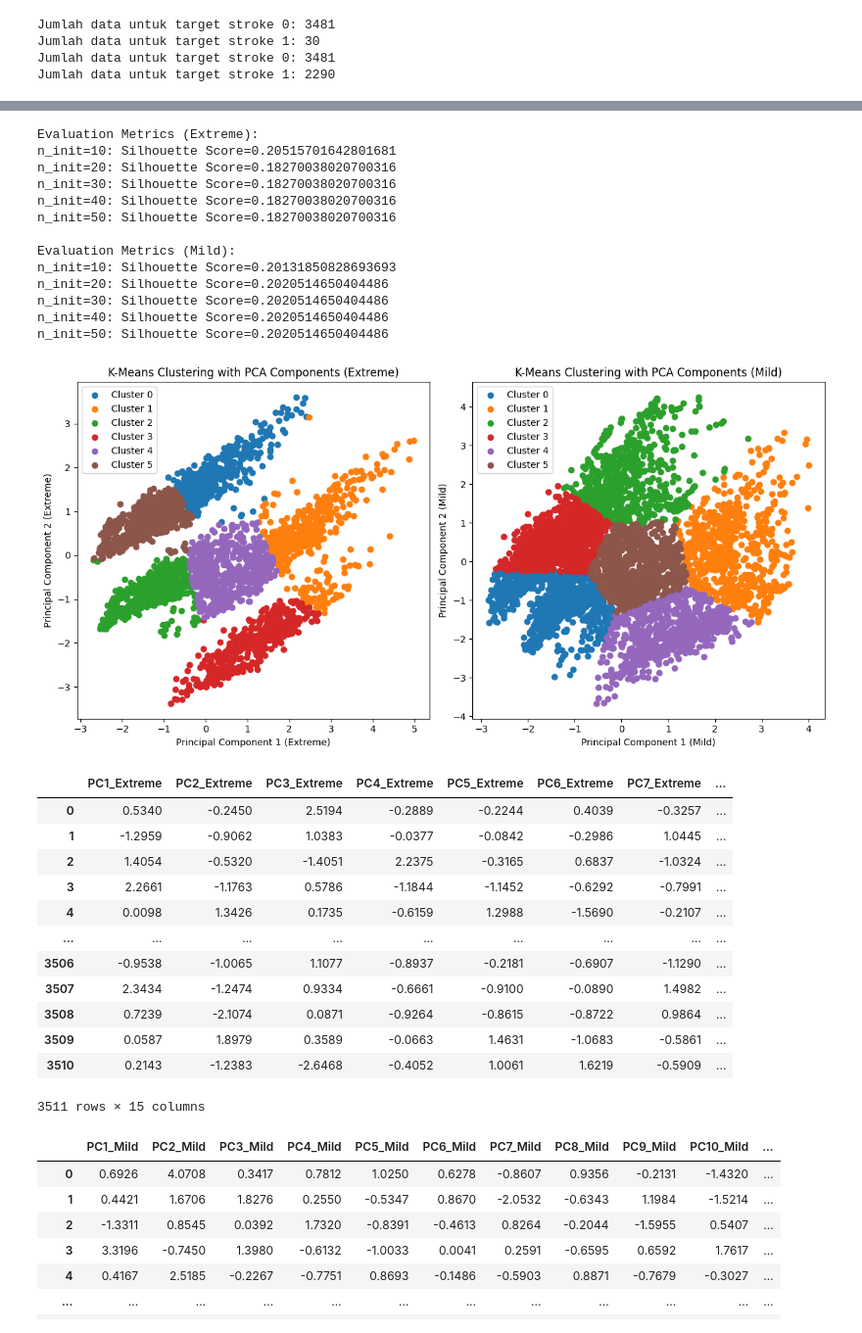
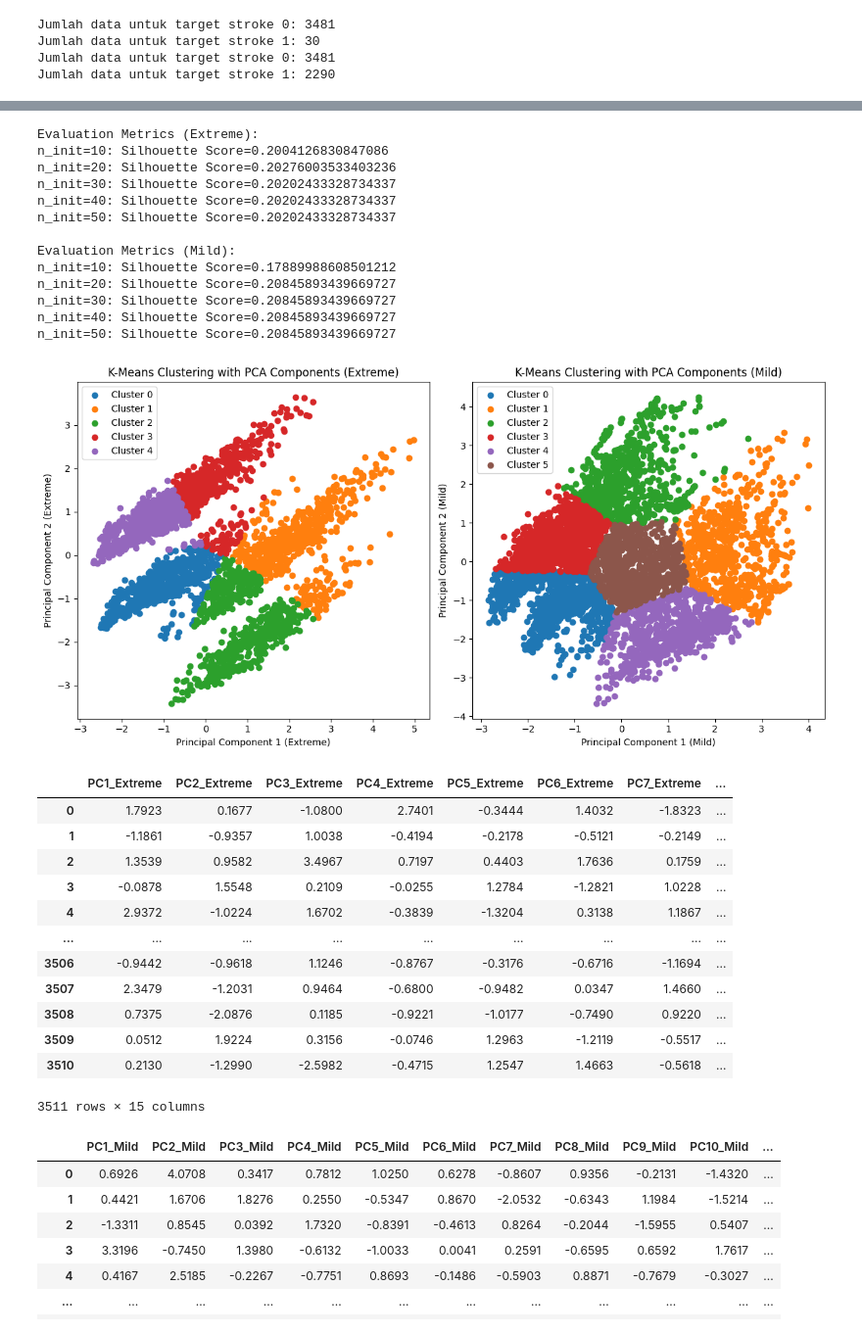
Before and after one commit to avillarafi45/TugasAkhirStrokePrediction, a Jupyter notebook: PCA-KMeans Extreme dan Mild.ipynb, the cells around one changed output, grey strips where cells are left out. Shown at 98% size. Drawn from its saved outputs; the diff is of its cells as text; code cells hidden in the pictures.

```diff
--- a/PCA-KMeans Extreme dan Mild.ipynb
+++ b/PCA-KMeans Extreme dan Mild.ipynb
@@ -725,15 +724,18 @@ Jumlah kluster optimal (elbow) - Mild: 5
 # %%
 from sklearn import metrics
 
-n_clusters = 6
+n_clusters_extreme = 5
+n_clusters_mild = 6
 
 # Range n_init yang akan diuji
-range_n_init = [10, 20, 30, 40, 50]
+range_n_init_extreme = [10, 20, 30, 40, 50]
+# Range n_init yang akan diuji
+range_n_init_mild = [10, 20, 30, 40, 50]
 
 # Simpan metrik evaluasi untuk setiap n_init untuk Extreme
 evaluation_metrics_extreme = {}
 
-for n_init in range_n_init:
+for n_init in range_n_init_extreme:
     kmeans_extreme = KMeans(n_clusters=n_clusters, n_init=n_init, random_state=42)
     cluster_labels_extreme = kmeans_extreme.fit_predict(X_pca_extreme)
 
@@ -749,7 +751,7 @@ for n_init, score in evaluation_metrics_extreme.items():
 # Simpan metrik evaluasi untuk setiap n_init untuk Mild
 evaluation_metrics_mild = {}
 
-for n_init in range_n_init:
+for n_init in range_n_init_mild:
     kmeans_mild = KMeans(n_clusters=n_clusters, n_init=n_init, random_state=42)
     cluster_labels_mild = kmeans_mild.fit_predict(X_pca_mild)
 
@@ -763,24 +765,24 @@ for n_init, score in evaluation_metrics_mild.items():
     print(f"n_init={n_init}: Silhouette Score={score}")
 # %% [output]
 Evaluation Metrics (Extreme):
-n_init=10: Silhouette Score=0.20515701642801681
-n_init=20: Silhouette Score=0.18270038020700316
-n_init=30: Silhouette Score=0.18270038020700316
-n_init=40: Silhouette Score=0.18270038020700316
-n_init=50: Silhouette Score=0.18270038020700316
+n_init=10: Silhouette Score=0.2004126830847086
+n_init=20: Silhouette Score=0.20276003533403236
+n_init=30: Silhouette Score=0.20202433328734337
+n_init=40: Silhouette Score=0.20202433328734337
+n_init=50: Silhouette Score=0.20202433328734337
 
 Evaluation Metrics (Mild):
-n_init=10: Silhouette Score=0.20131850828693693
-n_init=20: Silhouette Score=0.2020514650404486
-n_init=30: Silhouette Score=0.2020514650404486
-n_init=40: Silhouette Score=0.2020514650404486
-n_init=50: Silhouette Score=0.2020514650404486
+n_init=10: Silhouette Score=0.17889988608501212
+n_init=20: Silhouette Score=0.20845893439669727
+n_init=30: Silhouette Score=0.20845893439669727
+n_init=40: Silhouette Score=0.20845893439669727
+n_init=50: Silhouette Score=0.20845893439669727
 # %%
 # Pilih fitur hasil PCA (dalam contoh ini, ambil PC1 dan PC2)
 X_pca_extreme = df_pca_result_extreme[['PC1_Extreme', 'PC2_Extreme']].values
 
 # Inisialisasi model K-Means dengan jumlah cluster yang diinginkan untuk Extreme
-kmeans_extreme = KMeans(n_clusters=6, n_init=30, random_state=42)
+kmeans_extreme = KMeans(n_clusters=5, n_init=10, random_state=42)
 
 # Menentukan label cluster untuk setiap data hasil PCA untuk Extreme
 cluster_labels_extreme = kmeans_extreme.fit_predict(X_pca_extreme)
@@ -801,7 +803,7 @@ plt.figure(figsize=(12, 6))
 plt.subplot(1, 2, 1)
 
 # Plot klaster untuk Extreme
-for cluster in range(6):
+for cluster in range(5):
     cluster_data_extreme = df_pca_result_extreme[df_pca_result_extreme["Cluster"] == cluster]
     plt.scatter(cluster_data_extreme[f"PC1_Extreme"], cluster_data_extreme[f"PC2_Extreme"], label=f'Cluster {cluster}')
 
@@ -816,54 +818,54 @@ X_pca_mild = df_pca_result_mild[['PC1_Mild', 'PC2_Mild']].values
 
 
 # Inisialisasi model K-Means dengan jumlah cluster yang diinginkan untuk Mild
-kmeans_mild = KMeans(n_clusters=6, n_init=30, random_state=42)
+kmeans_mild = KMeans(n_clusters=6, n_init=20, random_state=42)
 
 # Menentukan label cluster untuk setiap data hasil PCA untuk Mild
 cluster_labels_mild = kmeans_mild.fit_predict(X_pca_mild)
 
 # Menyatukan label klaster ke dalam dataset hasil PCA untuk Mild
 df_pca_result_mild['Cluster'] = cluster_labels_mild
 
 # Bulatkan nilai hasil Near Miss Resampling dengan rasio kustom ke 4 angka di belakang koma
 df_pca_result_mild_rounded = df_pca_result_mild.round(4)
 
 # Simpan hasil klastering Mild ke file CSV
 result_csv_path_mild_rounded = 'D:/Tugas Akhir/Stroke/data_klastering_mild.csv'
 df_pca_result_mild_rounded.to_csv(result_csv_path_mild_rounded, index=False)
 
 # Visualisasi hasil klastering untuk Mild
 plt.subplot(1, 2, 2)
 
 # Plot klaster untuk Mild
 for cluster in range(6):
     cluster_data_mild = df_pca_result_mild[df_pca_result_mild["Cluster"] == cluster]
     plt.scatter(cluster_data_mild[f"PC1_Mild"], cluster_data_mild[f"PC2_Mild"], label=f'Cluster {cluster}')
 
 # Tambahkan label dan judul untuk Mild
 plt.title('K-Means Clustering with PCA Components (Mild)')
 plt.xlabel('Principal Component 1 (Mild)')
 plt.ylabel('Principal Component 2 (Mild)')
 plt.legend()
 
 plt.tight_layout()
 plt.show()
 # %% [output]
-[figure, old version]
+[figure, new version]
 # %%
 df_pca_result_extreme_rounded
 # %% [output]
 |  | PC1_Extreme | PC2_Extreme | PC3_Extreme | PC4_Extreme | PC5_Extreme | PC6_Extreme | PC7_Extreme | ... |
-| 0 | 0.5340 | -0.2450 | 2.5194 | -0.2889 | -0.2244 | 0.4039 | -0.3257 | ... |
-| 1 | -1.2959 | -0.9062 | 1.0383 | -0.0377 | -0.0842 | -0.2986 | 1.0445 | ... |
-| 2 | 1.4054 | -0.5320 | -1.4051 | 2.2375 | -0.3165 | 0.6837 | -1.0324 | ... |
-| 3 | 2.2661 | -1.1763 | 0.5786 | -1.1844 | -1.1452 | -0.6292 | -0.7991 | ... |
-| 4 | 0.0098 | 1.3426 | 0.1735 | -0.6159 | 1.2988 | -1.5690 | -0.2107 | ... |
+| 0 | 1.7923 | 0.1677 | -1.0800 | 2.7401 | -0.3444 | 1.4032 | -1.8323 | ... |
+| 1 | -1.1861 | -0.9357 | 1.0038 | -0.4194 | -0.2178 | -0.5121 | -0.2149 | ... |
+| 2 | 1.3539 | 0.9582 | 3.4967 | 0.7197 | 0.4403 | 1.7636 | 0.1759 | ... |
+| 3 | -0.0878 | 1.5548 | 0.2109 | -0.0255 | 1.2784 | -1.2821 | 1.0228 | ... |
+| 4 | 2.9372 | -1.0224 | 1.6702 | -0.3839 | -1.3204 | 0.3138 | 1.1867 | ... |
 | ... | ... | ... | ... | ... | ... | ... | ... | ... |
-| 3506 | -0.9538 | -1.0065 | 1.1077 | -0.8937 | -0.2181 | -0.6907 | -1.1290 | ... |
-| 3507 | 2.3434 | -1.2474 | 0.9334 | -0.6661 | -0.9100 | -0.0890 | 1.4982 | ... |
-| 3508 | 0.7239 | -2.1074 | 0.0871 | -0.9264 | -0.8615 | -0.8722 | 0.9864 | ... |
-| 3509 | 0.0587 | 1.8979 | 0.3589 | -0.0663 | 1.4631 | -1.0683 | -0.5861 | ... |
-| 3510 | 0.2143 | -1.2383 | -2.6468 | -0.4052 | 1.0061 | 1.6219 | -0.5909 | ... |
+| 3506 | -0.9442 | -0.9618 | 1.1246 | -0.8767 | -0.3176 | -0.6716 | -1.1694 | ... |
+| 3507 | 2.3479 | -1.2031 | 0.9464 | -0.6800 | -0.9482 | 0.0347 | 1.4660 | ... |
+| 3508 | 0.7375 | -2.0876 | 0.1185 | -0.9221 | -1.0177 | -0.7490 | 0.9220 | ... |
+| 3509 | 0.0512 | 1.9224 | 0.3156 | -0.0746 | 1.2963 | -1.2119 | -0.5517 | ... |
+| 3510 | 0.2130 | -1.2990 | -2.5982 | -0.4715 | 1.2547 | 1.4663 | -0.5618 | ... |
 3511 rows × 15 columns
 # %%
 df_pca_result_mild_rounded
```
Also changed, not shown: parts of 13 cells of this notebook, 6 other files.
